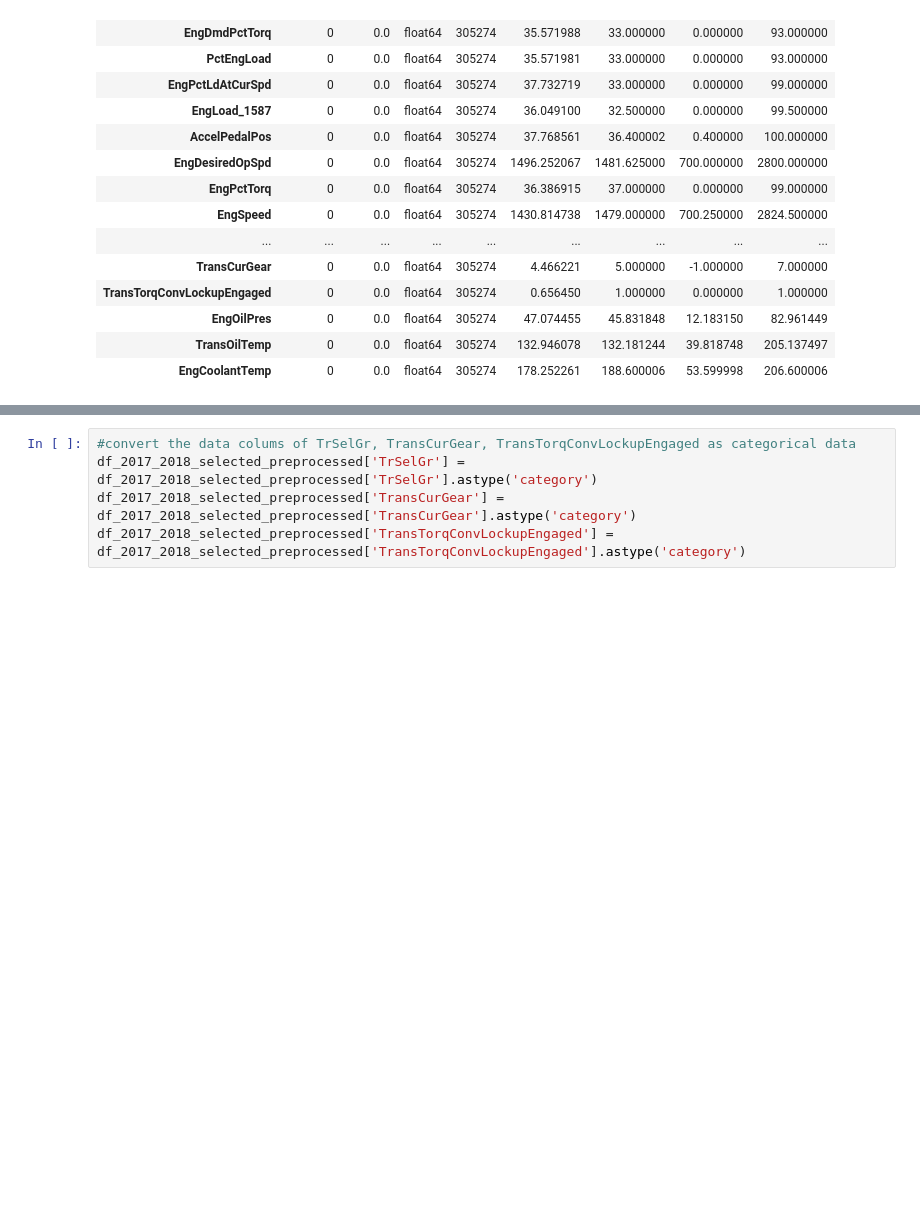
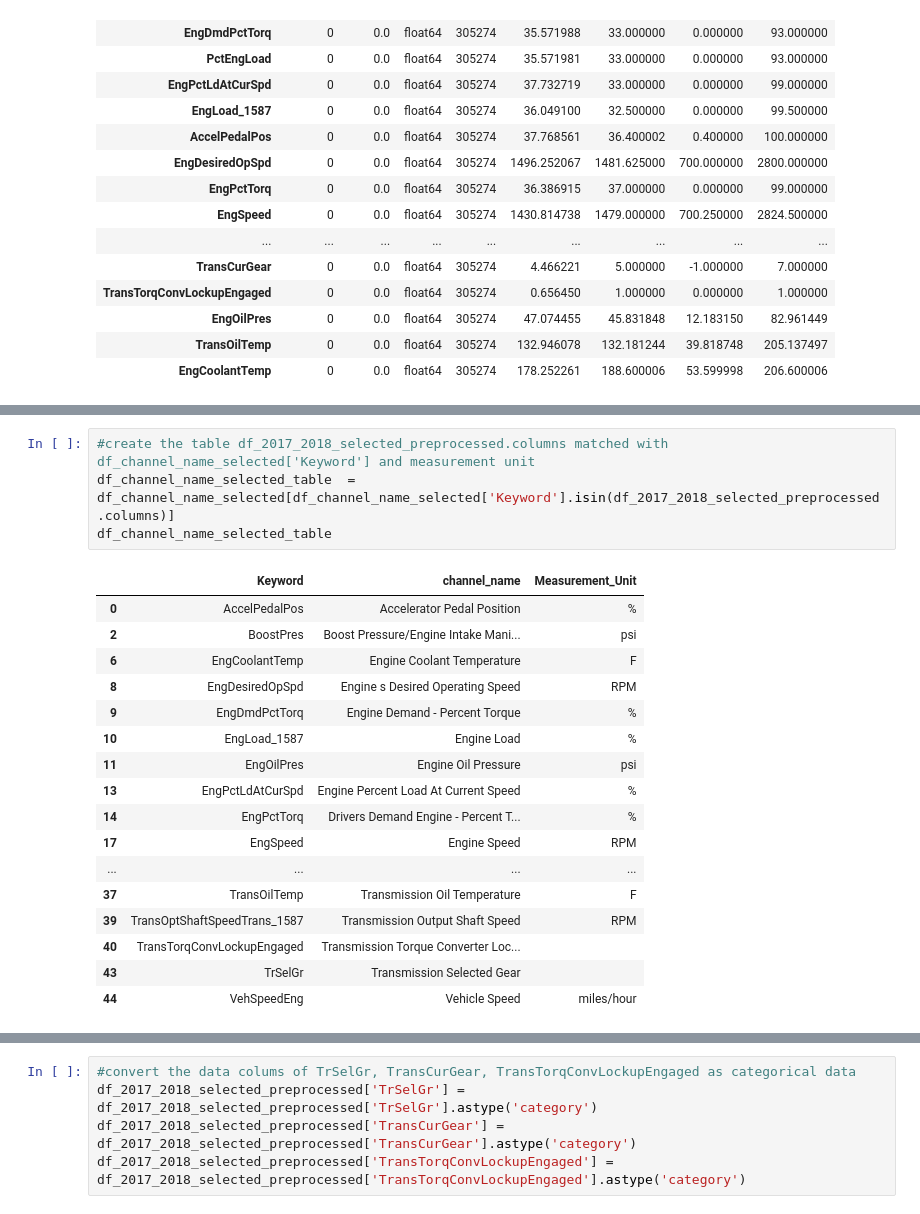
Before and after one commit to gugaumich/Diesel_Truck, a Jupyter notebook: Pre_Processinng.ipynb, the cells around one changed output, grey strips where cells are left out. Saved outputs shown, nothing was run; the diff lists cells and outputs as text; blank space fills up the shorter version.

```diff
--- a/Pre_Processinng.ipynb
+++ b/Pre_Processinng.ipynb
@@ -339,0 +356,22 @@ kde_plot_3_by_7(df_2017_2018_selected_preprocessed)
+# %%
+#create the table df_2017_2018_selected_preprocessed.columns matched with df_channel_name_selected['Keyword'] and measurement unit
+df_channel_name_selected_table  = df_channel_name_selected[df_channel_name_selected['Keyword'].isin(df_2017_2018_selected_preprocessed.columns)]
+df_channel_name_selected_table
+# %% [output]
+|  | Keyword | channel_name | Measurement_Unit |
+| 0 | AccelPedalPos | Accelerator Pedal Position | % |
+| 2 | BoostPres | Boost Pressure/Engine Intake Mani... | psi |
+| 6 | EngCoolantTemp | Engine Coolant Temperature | F |
+| 8 | EngDesiredOpSpd | Engine s Desired Operating Speed | RPM |
+| 9 | EngDmdPctTorq | Engine Demand - Percent Torque | % |
+| 10 | EngLoad_1587 | Engine Load | % |
+| 11 | EngOilPres | Engine Oil Pressure | psi |
+| 13 | EngPctLdAtCurSpd | Engine Percent Load At Current Speed | % |
+| 14 | EngPctTorq | Drivers Demand Engine - Percent T... | % |
+| 17 | EngSpeed | Engine Speed | RPM |
+| ... | ... | ... | ... |
+| 37 | TransOilTemp | Transmission Oil Temperature | F |
+| 39 | TransOptShaftSpeedTrans_1587 | Transmission Output Shaft Speed | RPM |
+| 40 | TransTorqConvLockupEngaged | Transmission Torque Converter Loc... |  |
+| 43 | TrSelGr | Transmission Selected Gear |  |
+| 44 | VehSpeedEng | Vehicle Speed | miles/hour |
```
Also changed, not shown: parts of 18 cells of this notebook.
